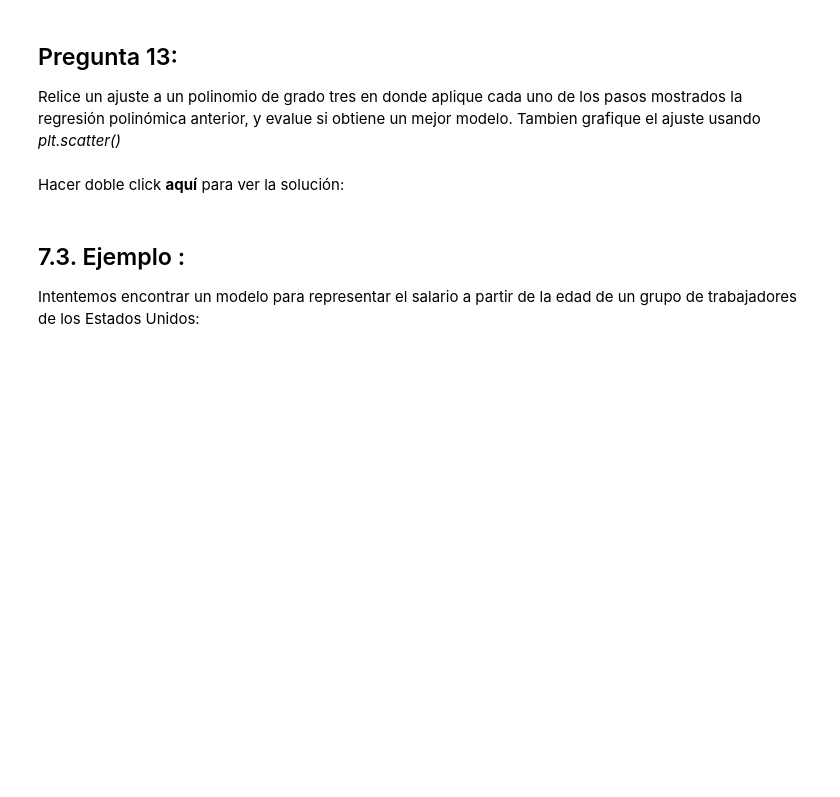
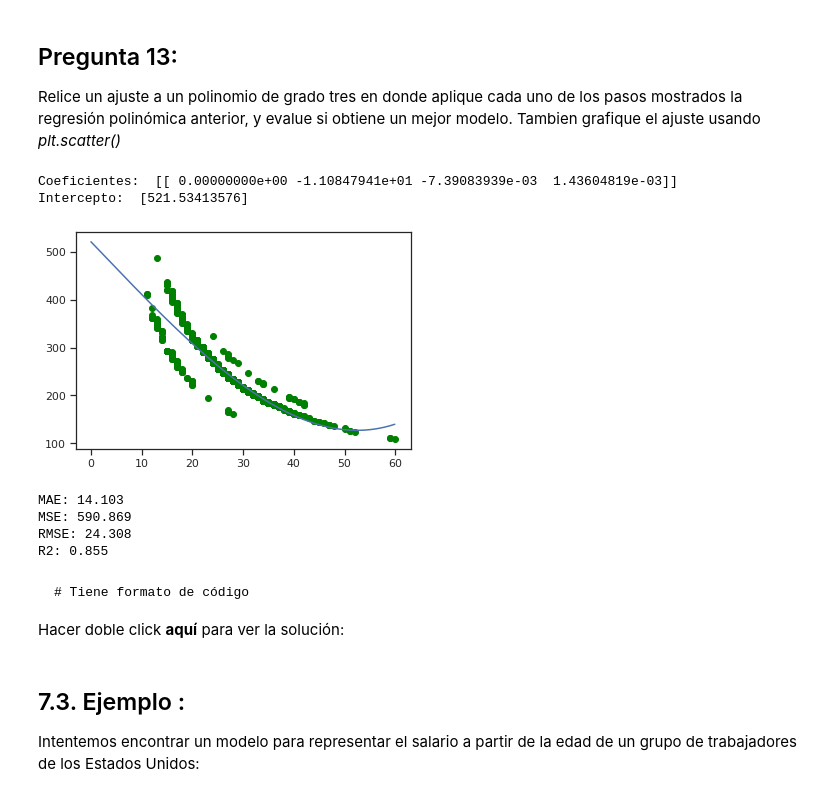
Before and after one commit to lavillegas/pythonfinanzaseafit, a Jupyter notebook: Clase_7_modificada.ipynb, the cells around one changed output. Drawn from its saved outputs; the diff is of its cells as text; code cells hidden in the pictures; blank space fills up the shorter version.

````diff
--- a/Clase_7_modificada.ipynb
+++ b/Clase_7_modificada.ipynb
@@ -1413,4 +1411,44 @@ Relice un ajuste a un polinomio de grado tres en donde aplique cada uno de los p
+# %%
+#Desarrolle aqui su ejercicio
+poly3 = PolynomialFeatures(degree=3)
+train_x_poly3 = poly3.fit_transform(x_train)
+
+clf3 = LinearRegression()
+train_y3_ = clf3.fit(train_x_poly3, y_train)
+
+#coeficientes
+print ('Coeficientes: ', clf3.coef_)
+print ('Intercepto: ',clf3.intercept_)
+
+#Grafica
+plt.scatter(X, y, color="green")
+XX = np.arange(0.0, 60.0, 0.1)
+Y = clf3.intercept_ + clf3.coef_[0][1]*XX + clf3.coef_[0][2]*XX**2 + clf3.coef_[0][3]*XX**3
+plt.plot(XX,Y,"b-" )
+plt.show()
+
+test_x_poly3 = poly3.fit_transform(x_test)
+test_y3_ = clf3.predict(test_x_poly3)
+
+print('MAE: %.3f ' % metrics.mean_absolute_error(y_test, test_y3_))
+print('MSE: %.3f' % metrics.mean_squared_error(y_test, test_y3_))
+print('RMSE: %.3f' % np.sqrt(metrics.mean_squared_error(y_test, test_y3_)))
+print('R2: %.3f'% metrics.r2_score(y_test, test_y3_))
+# %% [output]
+Coeficientes:  [[ 0.00000000e+00 -1.10847941e+01 -7.39083939e-03  1.43604819e-03]]
+Intercepto:  [521.53413576]
+[figure, added]
+MAE: 14.103
+MSE: 590.869
+RMSE: 24.308
+R2: 0.855
 # %% [markdown]
+
+
+```
+# Tiene formato de código
+```
+
 Hacer doble click <b>aquí</b> para ver la solución:
 
 <!-- Respuesta:
````
Also changed, not shown: parts of 8 cells of this notebook.
